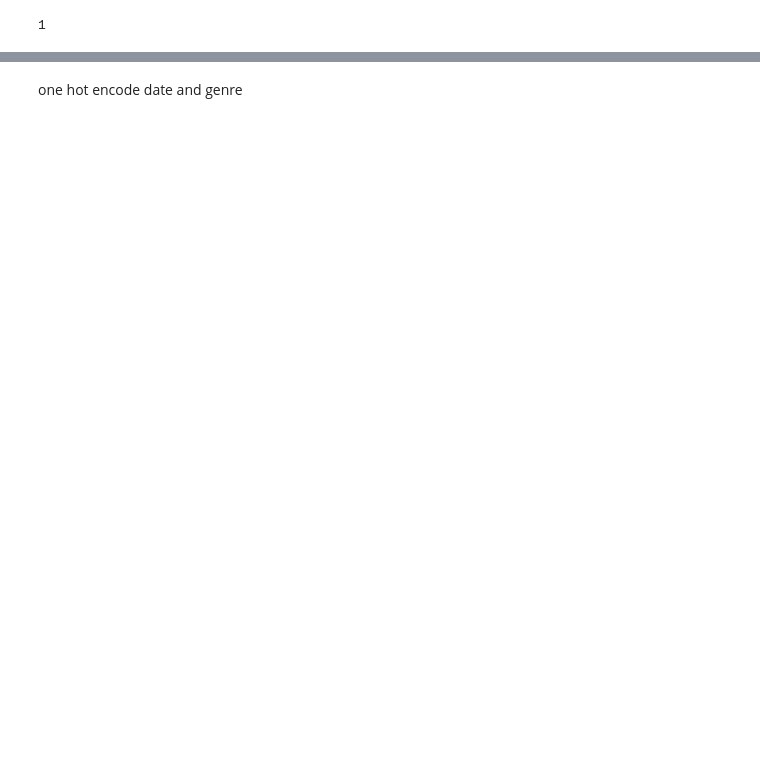
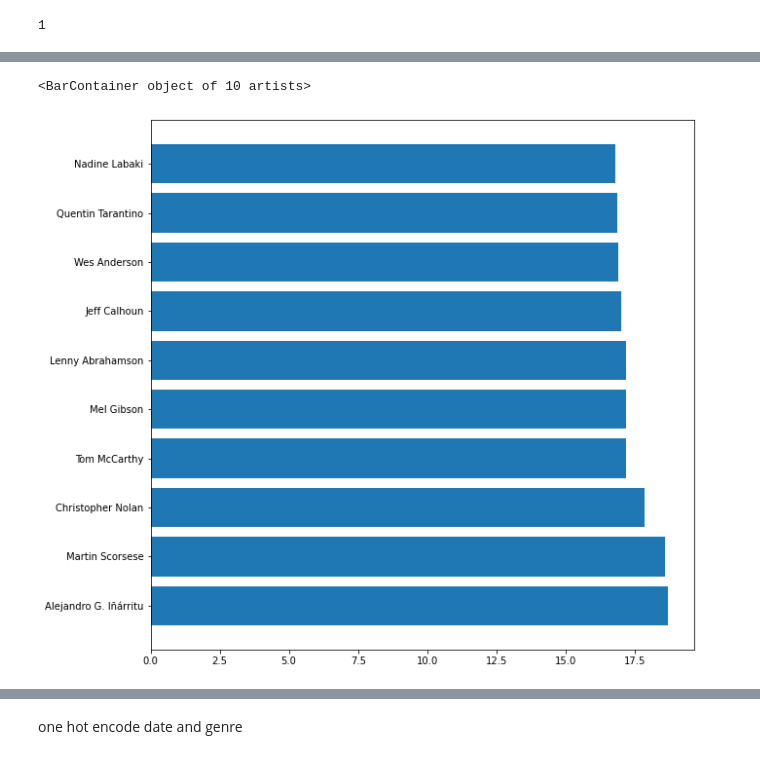
Before and after one commit to michael-a-green/Metis_Project2, a Jupyter notebook: Project2.ipynb, the cells around one changed output, grey strips where cells are left out. Drawn from its saved outputs; the diff is of its cells as text; code cells hidden in the pictures; blank space fills up the shorter version.

```diff
--- a/Project2.ipynb
+++ b/Project2.ipynb
@@ -536,5 +540,5 @@ Name: rating, dtype: int64
 # %% [markdown]
 Looks like there are a few rating parse issues. Will make them PG-13
 # %%
-movie_df_processed["rating"] = movie_df_processed["rating"].replace({"PG-":"PG-13"})
+#movie_df_processed["rating"] = movie_df_processed["rating"].replace({"PG-":"PG-13"})
 # %%
@@ -648,0 +727,4 @@ movie_df_processed[ movie_df_processed["director"] == "Bob Persichetti"  ]["titl
+# %%
+movieProcessedAVGStarPowerPerDirector = movie_df_processed.groupby(["director"])["star_power"].mean().reset_index()
+movieProcessedAVGStarPowerPerDirector.sort_values(["star_power"],inplace=True,ascending=False)
+movieProcessedAVGStarPowerPerDirector.head()
@@ -648,0 +752,7 @@ movie_df_processed[ movie_df_processed["director"] == "Bob Persichetti"  ]["titl
+# %%
+#top 10 directors by star power
+plt.figure(figsize=(10,10))
+plt.barh(movieProcessedAVGStarPowerPerDirector.iloc[:10,0],movieProcessedAVGStarPowerPerDirector.iloc[:10,1])
+# %% [output]
+<BarContainer object of 10 artists>
+[figure, added]
```
Also changed, not shown: parts of 42 cells of this notebook.
